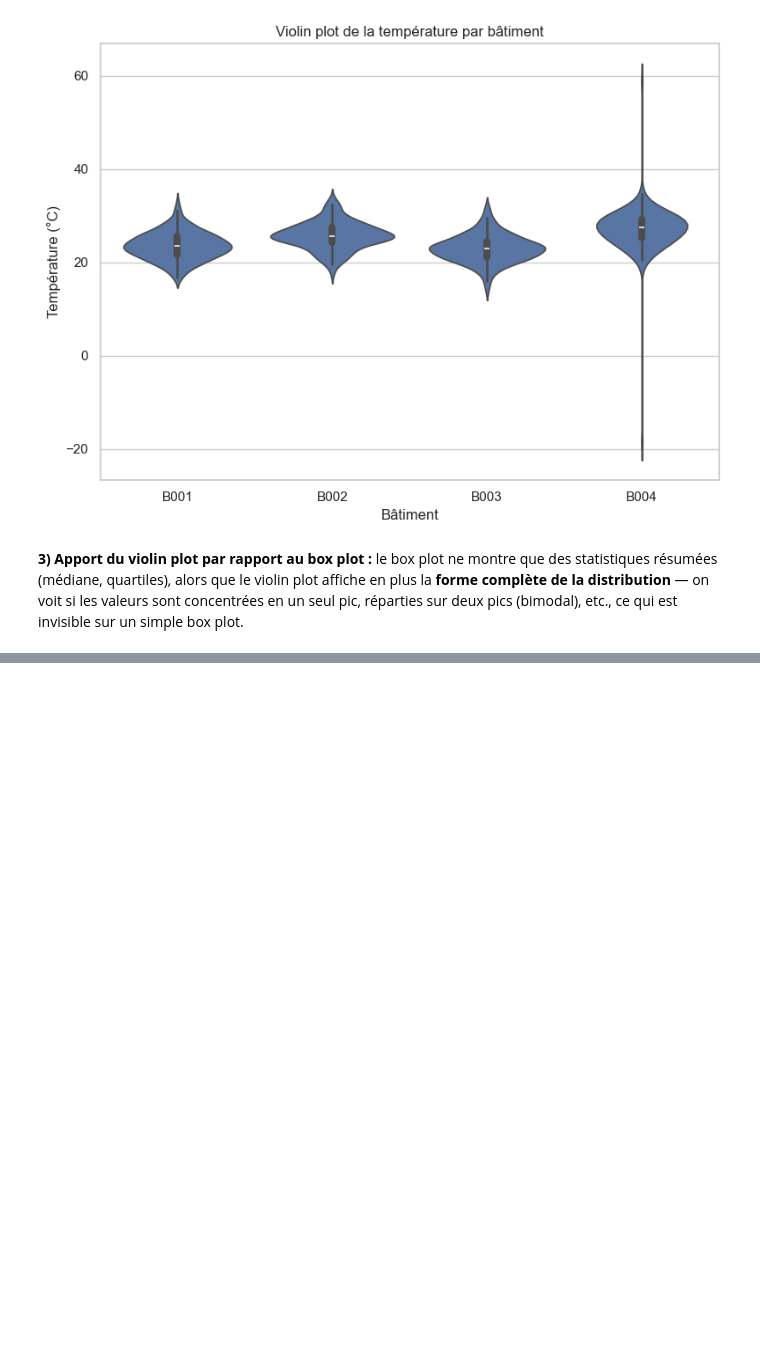
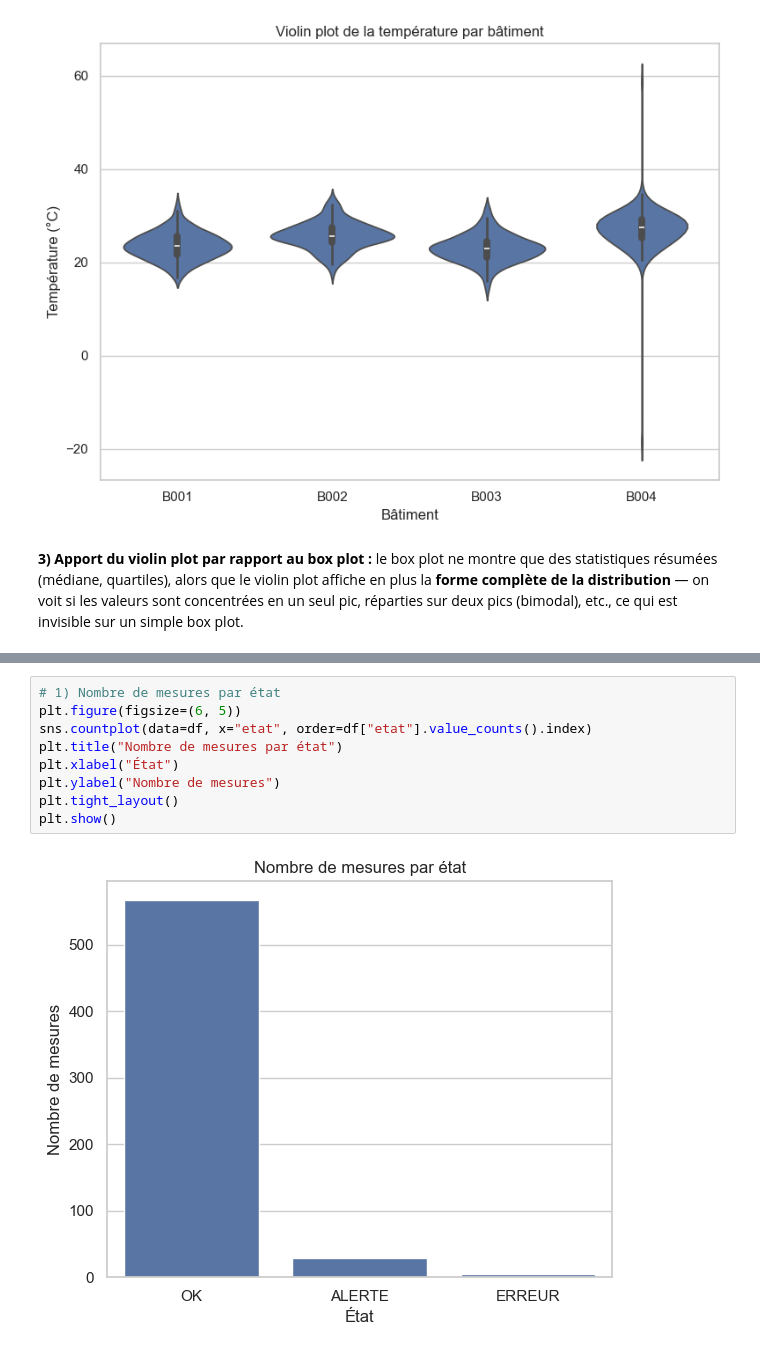
Before and after one commit to harounambaye/Seaborn_Iot_Analysis, a Jupyter notebook: notebooks/Seaborn_Iot_Analysis.ipynb, the cells around one changed output, grey strips where cells are left out. Drawn from its saved outputs; the diff is of its cells as text; blank space fills up the shorter version.

Commit message:
Partie 5 : Comptage des catégories avec countplot()

```diff
--- a/notebooks/Seaborn_Iot_Analysis.ipynb
+++ b/notebooks/Seaborn_Iot_Analysis.ipynb
@@ -209,0 +214,11 @@ plt.show()
+# %%
+# 1) Nombre de mesures par état
+plt.figure(figsize=(6, 5))
+sns.countplot(data=df, x="etat", order=df["etat"].value_counts().index)
+plt.title("Nombre de mesures par état")
+plt.xlabel("État")
+plt.ylabel("Nombre de mesures")
+plt.tight_layout()
+plt.show()
+# %% [output]
+[figure, added]
```
Also changed, not shown: parts of 4 cells of this notebook.
